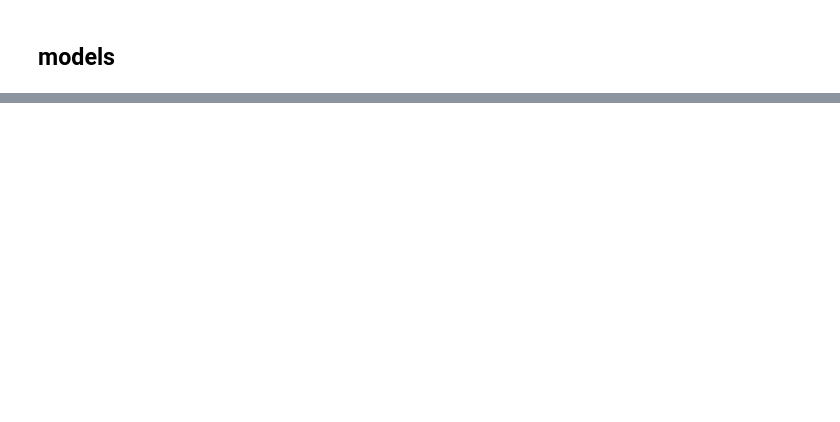
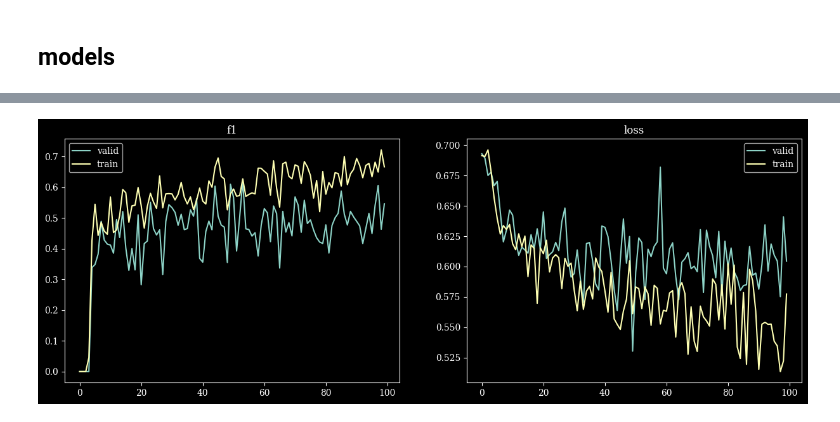
Before and after one commit to syrkis/proseprint, a Jupyter notebook: notebook.ipynb, the cells around one changed output, grey strips where cells are left out. Saved outputs shown, nothing was run; the diff lists cells and outputs as text; code cells hidden in the pictures; blank space fills up the shorter version.

```diff
--- a/notebook.ipynb
+++ b/notebook.ipynb
@@ -67,0 +47,12 @@ valid: Counter({0: 2159, 1: 1953})
+# %%
+def get_pair_batches(data_split, device, batch_size=32):
+    pairs = paired_samples(data_split)
+    while True:
+        # perm = np.random.permutation(len(pairs))
+        x1 = torch.tensor(np.array([p[0] for p in pairs])).to(device)
+        x2 = torch.tensor(np.array([p[1] for p in pairs])).to(device)
+        y = torch.tensor(np.array([p[2] for p in pairs])).to(device)
+        perm = torch.randperm(len(pairs))
+        for i in range(0, len(pairs), batch_size):
+            batch = perm[i:i+batch_size]
+            yield (x1[batch], x2[batch]), y[batch]
@@ -79,0 +253,30 @@ baseline f1 score on train: 0.6379281214549491
+# %%
+def plot_metrics(metrics):
+    # black theme matplotlib
+    # set font to serif
+    plt.rcParams['font.family'] = 'serif'
+    plt.style.use('dark_background')
+    fig, axes = plt.subplots(1, 2, figsize=(15, 5))
+    f1_valid = metrics['valid']['f1']
+    f1_train = metrics['train']['f1']
+    loss_valid = metrics['valid']['loss']
+    loss_train = metrics['train']['loss']
+    axes[0].plot(f1_valid, label='valid')
+    axes[0].plot(f1_train, label='train')
+    axes[0].set_title('f1')
+    axes[0].legend()
+    axes[1].plot(loss_valid, label='valid')
+    axes[1].plot(loss_train, label='train')
+    axes[1].set_title('loss')
+    axes[1].legend()
+    plt.show()
+# %%
+device = torch.device('cuda' if torch.cuda.is_available() else 'cpu')
+model = SiameseNet(hidden_dim=42, dropout=0.3).to(device)
+batch_size = 16
+train_batches = get_pair_batches(paired_samples(data['2']['train']), batch_size, device)
+valid_batches = get_pair_batches(paired_samples(data['2']['validation']), batch_size, device)
+metrics = train(model, train_batches, valid_batches, 6000)
+plot_metrics(metrics)
+# %% [output]
+[figure, added]
```
Also changed, not shown: parts of 20 cells of this notebook.
